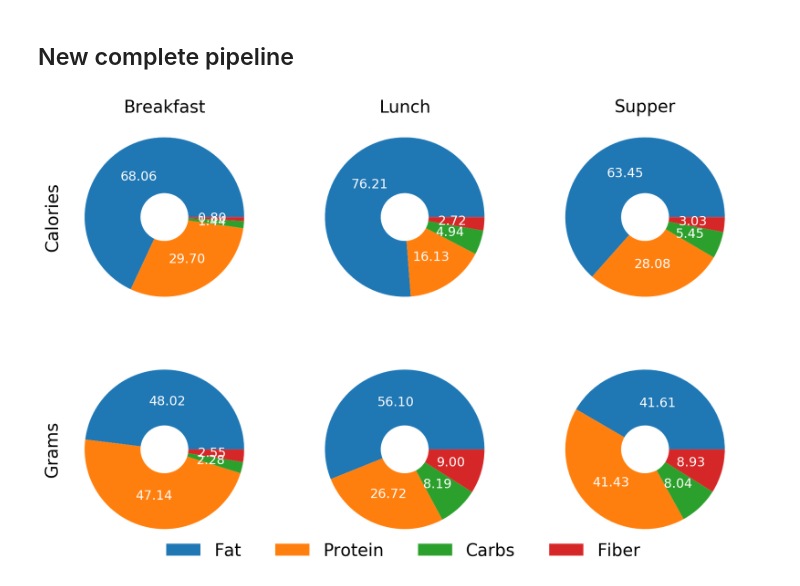
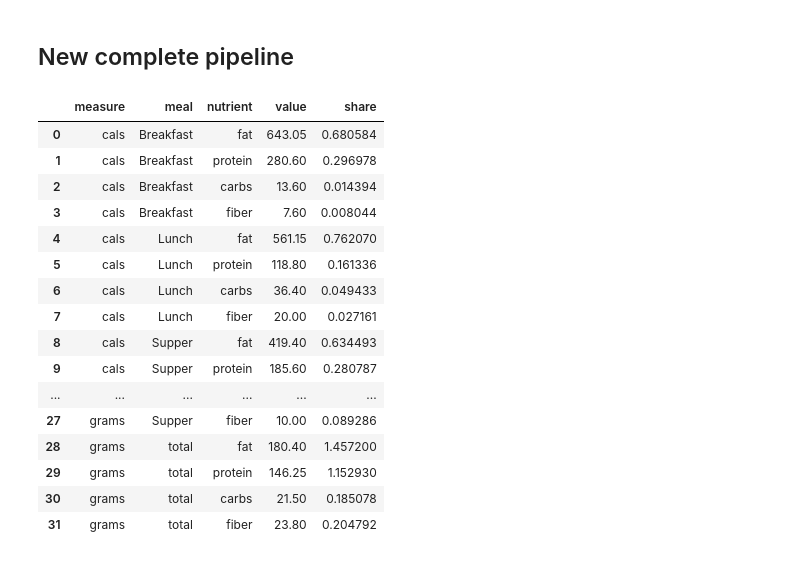
Before and after one commit to fabiangunzinger/learning, a Jupyter notebook: food-data/foods.ipynb, the cells around one changed output. Cells and saved outputs as stored; diff of their text form; code cells hidden in the pictures.

Commit message:
Add daily total

```diff
--- a/food-data/foods.ipynb
+++ b/food-data/foods.ipynb
@@ -226,7 +226,7 @@ meals = {
 }
 
 
-def calc_nuts(meals, add_total=True):
+def calc_nuts(meals, include_total=True):
     """Calculate nutrient content for each meal and for daily total."""
 
     def calc_meal_nuts(meal_dic, data=myfoods):
@@ -250,70 +250,65 @@ def calc_nuts(meals, add_total=True):
               .melt(id_vars=['ingredient', 'nutrient'],
                     var_name='measure')
               .groupby('measure')
               .apply(calc_share)
               .assign(nutrient = lambda df: pd.Categorical(df.nutrient, ['fat', 'protein', 'carbs', 'fiber']))
 #               .melt(id_vars=['ingredient', 'nutrient', 'measure'],
 #                     var_name='metric')
              )
 
         return df
 
-    nuts = {meal: calc_meal_nuts(meals[meal]) for meal in meals}
 
-    if add_total:
-        cols = ['ingredient', 'nutrient']
-        nuts['Day'] = (pd.concat(nuts.values()).groupby(cols, as_index=False).sum())
+    def add_total(data):
+        total = data.copy()
+        total['share'] = total.share / total.meal.nunique()
+        total = data.groupby(['ingredient', 'nutrient', 'measure']).sum()
+        total['meal'] = 'Total'
+        total.reset_index(inplace=True)
+
+        return pd.concat([data, total], ignore_index=True)
+
 
     pieces = []
-    for meal in nuts:
-        df = nuts[meal]
+    for meal in meals:
+        df = calc_meal_nuts(meals[meal])
         df['meal'] = meal
         pieces.append(df)
+    data = pd.concat(pieces)
 
-    return pd.concat(pieces)
+    if include_total:
+        data = add_total(data)
+
+    return data
 
 
 def make_meals_data(data):
     return data.groupby(['measure', 'meal', 'nutrient'], as_index=False).sum()
     return data
 
 
-nuts = calc_nuts(meals, add_total=False)
+nuts = calc_nuts(meals, include_total=True)
 meals_data = make_meals_data(nuts)
 # nuts_data = make_nuts_data(nuts)
 
 # Need to correct shares in daily total, which sum to n meals rather than 1
 
-data = meals_data
-
-nrows = data.measure.nunique()
-ncols = data.meal.nunique()
-
-fig, ax = plt.subplots(nrows, ncols, figsize=(12, 8))
-
-
-def pct_labels(autopct):
-    return f'{autopct:.2f}' if autopct > 0 else f'{0}''
-
-for row, measure in enumerate(data.measure.unique()):
-    for col, meal in enumerate(data.meal.unique()):
-        d = data.loc[(data.measure == measure) & (data.meal == meal)]
-        ax[row, col].pie(d.share,
-                         labels=d.nutrient,
-                         textprops=dict(color='white', size=15),
-                         wedgeprops=dict(width=.7),
-                         autopct=lambda autopct: pct_labels(autopct)
-                        )
-
-# Set column and row labels
-ax[0, 0].set_ylabel('Calories', fontsize=20)
-ax[1, 0].set_ylabel('Grams', fontsize=20)
-for col, name in enumerate(data.meal.unique()):
-    ax[0, col].set_title(name, fontsize=20)
-
-legend_labs = [n.capitalize().replace('_', ' ') for n in data.nutrient.unique()]
-fig.legend(legend_labs, loc='lower center', ncol=4, fontsize=20,
-           framealpha=0, borderpad=0)
-fig.tight_layout();
+meals_data
 # %% [output]
-[figure, removed]
+|  | measure | meal | nutrient | value | share |
+| 0 | cals | Breakfast | fat | 643.05 | 0.680584 |
+| 1 | cals | Breakfast | protein | 280.60 | 0.296978 |
+| 2 | cals | Breakfast | carbs | 13.60 | 0.014394 |
+| 3 | cals | Breakfast | fiber | 7.60 | 0.008044 |
+| 4 | cals | Lunch | fat | 561.15 | 0.762070 |
+| 5 | cals | Lunch | protein | 118.80 | 0.161336 |
+| 6 | cals | Lunch | carbs | 36.40 | 0.049433 |
+| 7 | cals | Lunch | fiber | 20.00 | 0.027161 |
+| 8 | cals | Supper | fat | 419.40 | 0.634493 |
+| 9 | cals | Supper | protein | 185.60 | 0.280787 |
+| ... | ... | ... | ... | ... | ... |
+| 27 | grams | Supper | fiber | 10.00 | 0.089286 |
+| 28 | grams | total | fat | 180.40 | 1.457200 |
+| 29 | grams | total | protein | 146.25 | 1.152930 |
+| 30 | grams | total | carbs | 21.50 | 0.185078 |
+| 31 | grams | total | fiber | 23.80 | 0.204792 |
```
Also changed, not shown: parts of 2 cells of this notebook.
